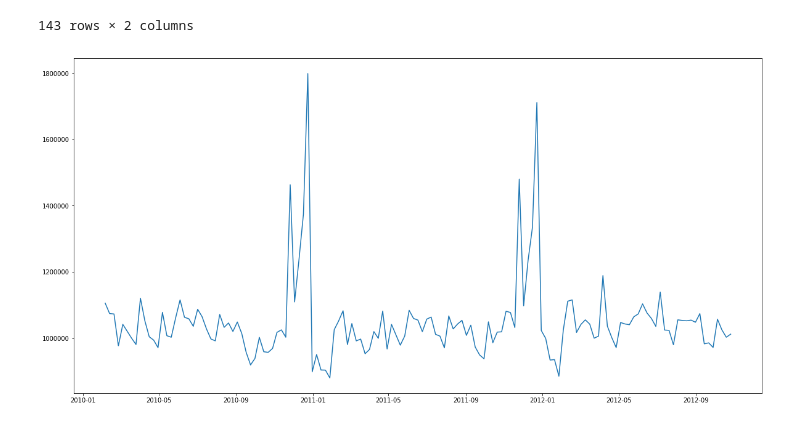
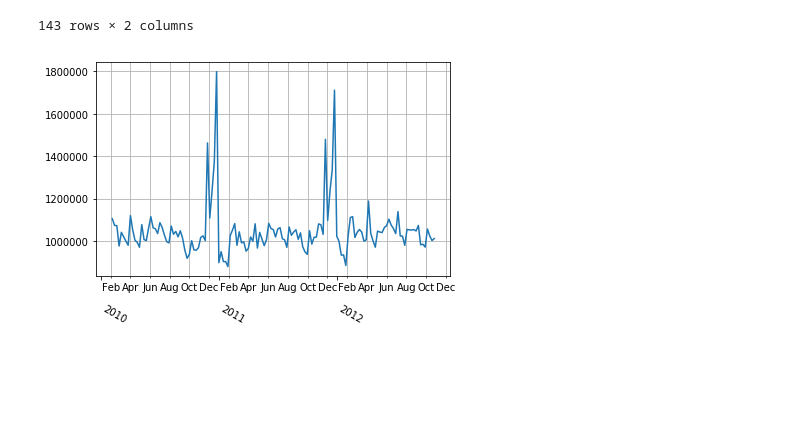
Before and after one commit to vitorhi/Tarefa1_NovosPiratas, a Jupyter notebook: Tarefa 1.ipynb, the cells around one changed output. Drawn from its saved outputs; the diff is of its cells as text; code cells hidden in the pictures; blank space fills up the shorter version.

```diff
--- a/Tarefa 1.ipynb
+++ b/Tarefa 1.ipynb
@@ -42,11 +42,21 @@ df_2
 | 141 | 2012-10-19 | 1.002720e+06 |
 | 142 | 2012-10-26 | 1.012091e+06 |
 143 rows × 2 columns
-# %%
-plt.figure(figsize=(20,10))
-dates_x =dates.datestr2num(df_2.Date)
-plt.plot_date(dates_x, df_2.Weekly_Sales,'-')
-#plt.gcf().autofmt_xdate()
-plt.show()
-# %% [output]
-[figure, removed]
+# %%
+# plt.figure(figsize=(20,10))
+fig, ax = plt.subplots()
+dates_x =dates.datestr2num(df_2.Date)
+ax.plot_date(dates_x, df_2.Weekly_Sales,'-')
+ax.xaxis.set_minor_locator(dates.MonthLocator(interval=2))
+ax.xaxis.set_minor_formatter(dates.DateFormatter('%b\n'))
+ax.xaxis.grid(True, which="minor")
+ax.yaxis.grid()
+ax.xaxis.set_major_locator(dates.YearLocator())
+ax.xaxis.set_major_formatter(dates.DateFormatter('\n\n%Y'))
+plt.tight_layout()
+plt.gcf().autofmt_xdate( ha='left', rotation= -30)
+fig.figsize=(20,10)
+plt.tight_layout()
+plt.show()
+# %% [output]
+[figure, added]
```
Also changed, not shown: parts of 1 cell of this notebook.
